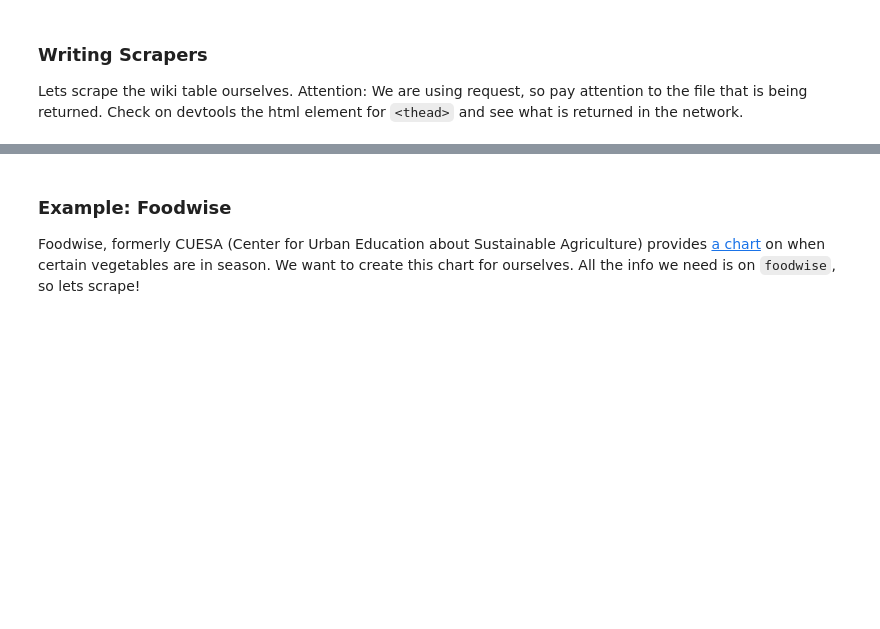
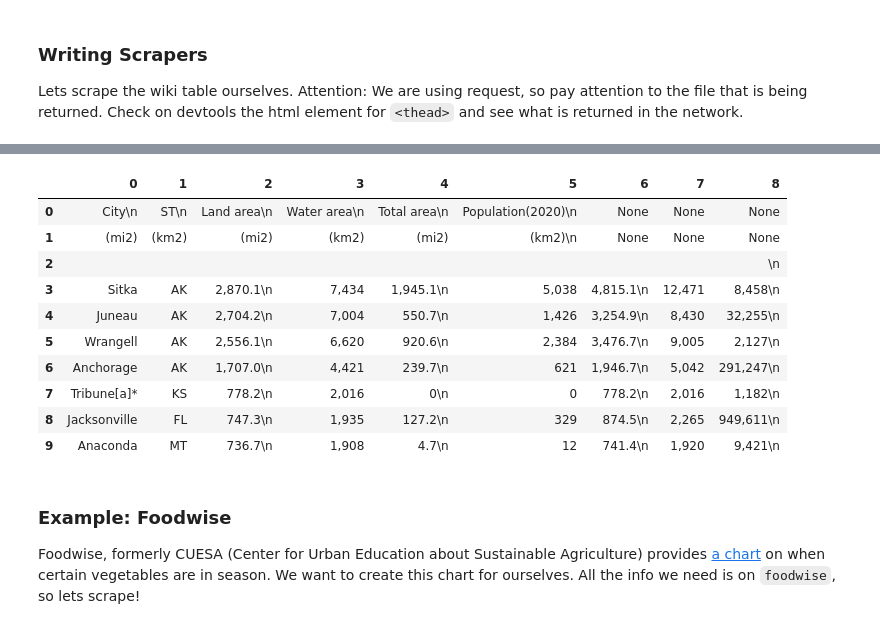
Before and after one commit to kramlinger/STA141B_WQ24, a Jupyter notebook: lectures/10-scraping.ipynb, the cells around one changed output, grey strips where cells are left out. Drawn from its saved outputs; the diff is of its cells as text; code cells hidden in the pictures; blank space fills up the shorter version.

```diff
--- a/lectures/10-scraping.ipynb
+++ b/lectures/10-scraping.ipynb
@@ -47,6 +92,18 @@ retrieve_rows(html)
 # %%
 df = pd.DataFrame(retrieve_rows(html))
-df.head()
+df.head(10)
+# %% [output]
+|  | 0 | 1 | 2 | 3 | 4 | 5 | 6 | 7 | 8 |
+| 0 | City\n | ST\n | Land area\n | Water area\n | Total area\n | Population(2020)\n | None | None | None |
+| 1 | (mi2) | (km2) | (mi2) | (km2) | (mi2) | (km2)\n | None | None | None |
+| 2 |  |  |  |  |  |  |  |  | \n |
+| 3 | Sitka | AK | 2,870.1\n | 7,434 | 1,945.1\n | 5,038 | 4,815.1\n | 12,471 | 8,458\n |
+| 4 | Juneau | AK | 2,704.2\n | 7,004 | 550.7\n | 1,426 | 3,254.9\n | 8,430 | 32,255\n |
+| 5 | Wrangell | AK | 2,556.1\n | 6,620 | 920.6\n | 2,384 | 3,476.7\n | 9,005 | 2,127\n |
+| 6 | Anchorage | AK | 1,707.0\n | 4,421 | 239.7\n | 621 | 1,946.7\n | 5,042 | 291,247\n |
+| 7 | Tribune[a]* | KS | 778.2\n | 2,016 | 0\n | 0 | 778.2\n | 2,016 | 1,182\n |
+| 8 | Jacksonville | FL | 747.3\n | 1,935 | 127.2\n | 329 | 874.5\n | 2,265 | 949,611\n |
+| 9 | Anaconda | MT | 736.7\n | 1,908 | 4.7\n | 12 | 741.4\n | 1,920 | 9,421\n |
 # %% [markdown]
 ### Example: Foodwise
 
```
Also changed, not shown: parts of 47 cells of this notebook.
